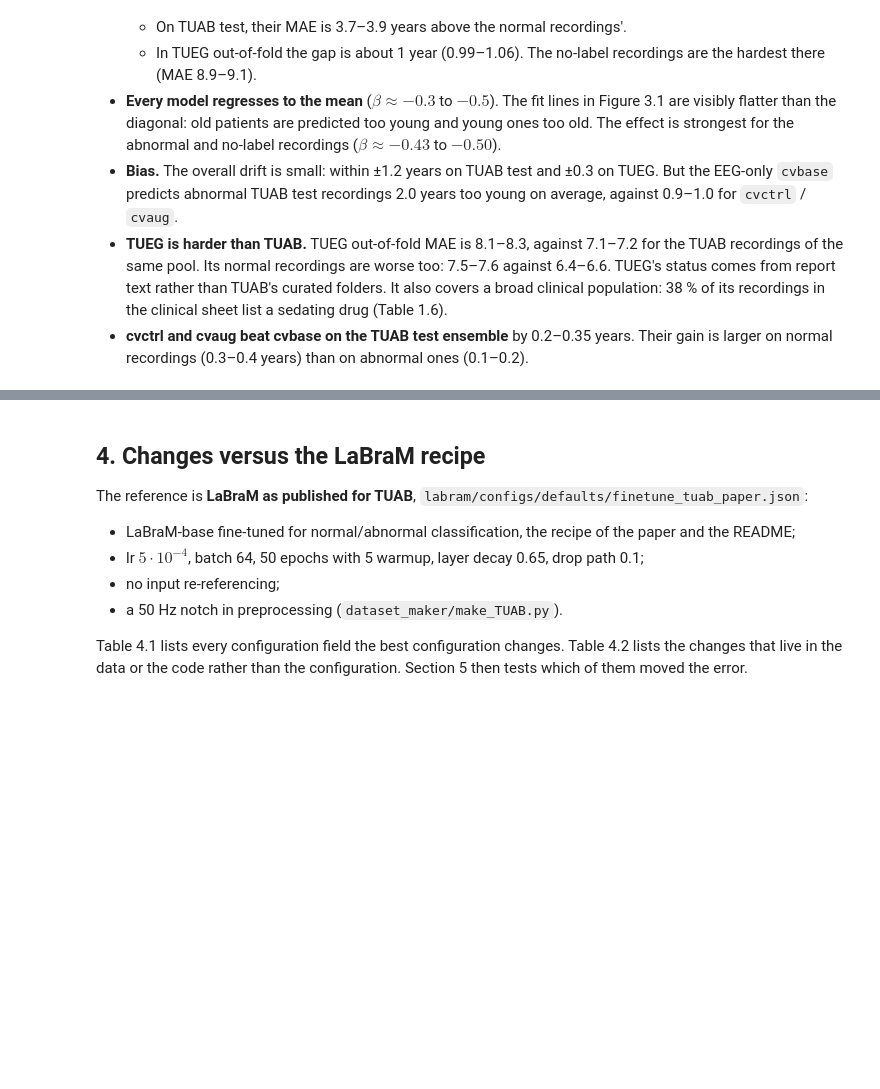
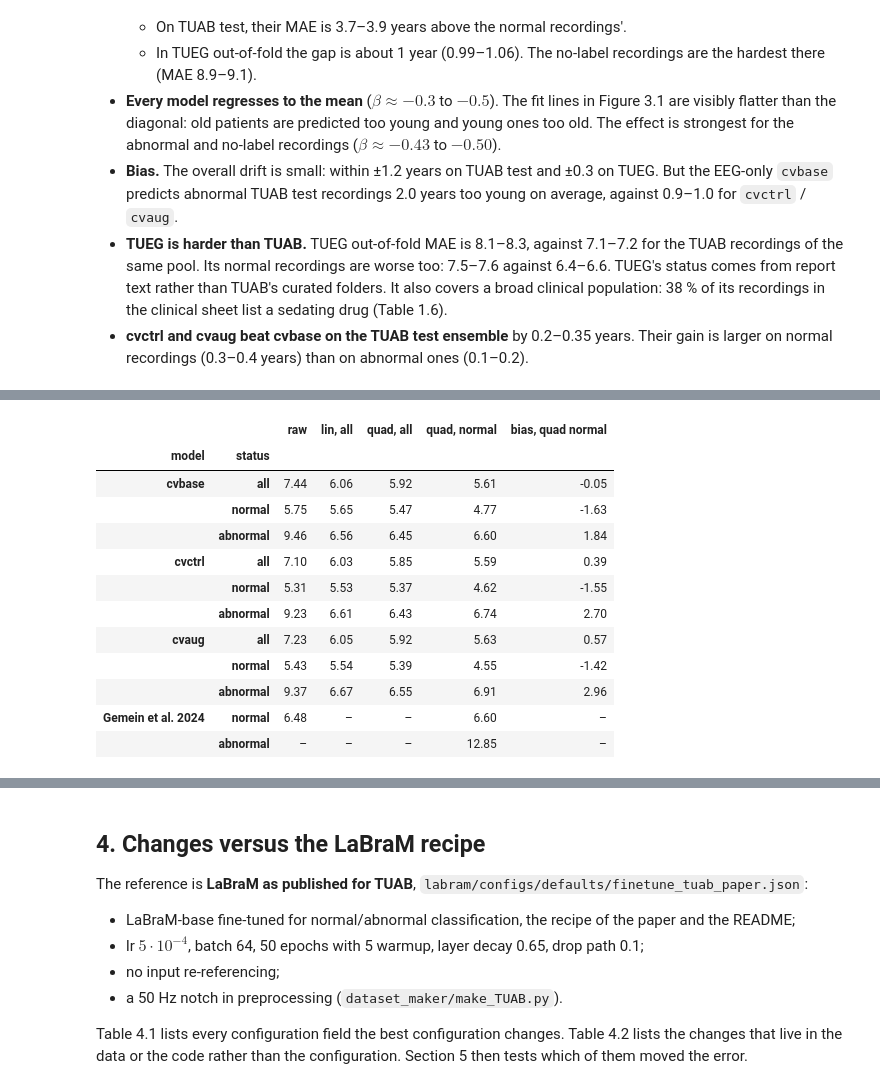
Before and after one commit to Neuro-Clalit/LaBraM, a Jupyter notebook: notebooks/brain_age_research_summary.ipynb, the cells around one changed output, grey strips where cells are left out. Cells and saved outputs as stored; diff of their text form; code cells hidden in the pictures; blank space fills up the shorter version.

```diff
--- a/notebooks/brain_age_research_summary.ipynb
+++ b/notebooks/brain_age_research_summary.ipynb
@@ -1515,0 +1550,36 @@ if preds is not None and HAVE_TUEG:
+# %%
+if preds is not None and HAVE_TUEG:
+    variants = {"raw": psets[psets.set == rs.PREDICTION_SETS[0]],
+                "lin, all": rs.bias_corrected_test(psets, 1),
+                "quad, all": rs.bias_corrected_test(psets, 2),
+                "quad, normal": rs.bias_corrected_test(psets, 2, fit_status=("normal",))}
+    rows = []
+    for exp in cv_exps:
+        for status in ("all", "normal", "abnormal"):
+            r = {"model": exp, "status": status}
+            for name, d in variants.items():
+                g = d[d.exp == exp]
+                g = g if status == "all" else g[g.status == status]
+                m = rs.age_fit_metrics(g.pred, g.true)
+                r[name] = m["MAE"]
+                if name == "quad, normal":
+                    r["bias, quad normal"] = m["bias"]
+            rows.append(r)
+    rows += [{"model": "Gemein et al. 2024", "status": "normal", "raw": 6.48, "quad, normal": 6.60},
+             {"model": "Gemein et al. 2024", "status": "abnormal", "quad, normal": 12.85}]
+    t35 = pd.DataFrame(rows).set_index(["model", "status"])
+    display(numbered_table(t35, "3.5", "TUAB test MAE before and after age-bias correction"))
+# %% [output]
+|  |  | raw | lin, all | quad, all | quad, normal | bias, quad normal |
+| model | status |  |  |  |  |  |
+| cvbase | all | 7.44 | 6.06 | 5.92 | 5.61 | -0.05 |
+|  | normal | 5.75 | 5.65 | 5.47 | 4.77 | -1.63 |
+|  | abnormal | 9.46 | 6.56 | 6.45 | 6.60 | 1.84 |
+| cvctrl | all | 7.10 | 6.03 | 5.85 | 5.59 | 0.39 |
+|  | normal | 5.31 | 5.53 | 5.37 | 4.62 | -1.55 |
+|  | abnormal | 9.23 | 6.61 | 6.43 | 6.74 | 2.70 |
+| cvaug | all | 7.23 | 6.05 | 5.92 | 5.63 | 0.57 |
+|  | normal | 5.43 | 5.54 | 5.39 | 4.55 | -1.42 |
+|  | abnormal | 9.37 | 6.67 | 6.55 | 6.91 | 2.96 |
+| Gemein et al. 2024 | normal | 6.48 | – | – | 6.60 | – |
+|  | abnormal | – | – | – | 12.85 | – |
```
Also changed, not shown: parts of 11 cells of this notebook, 3 other files.
